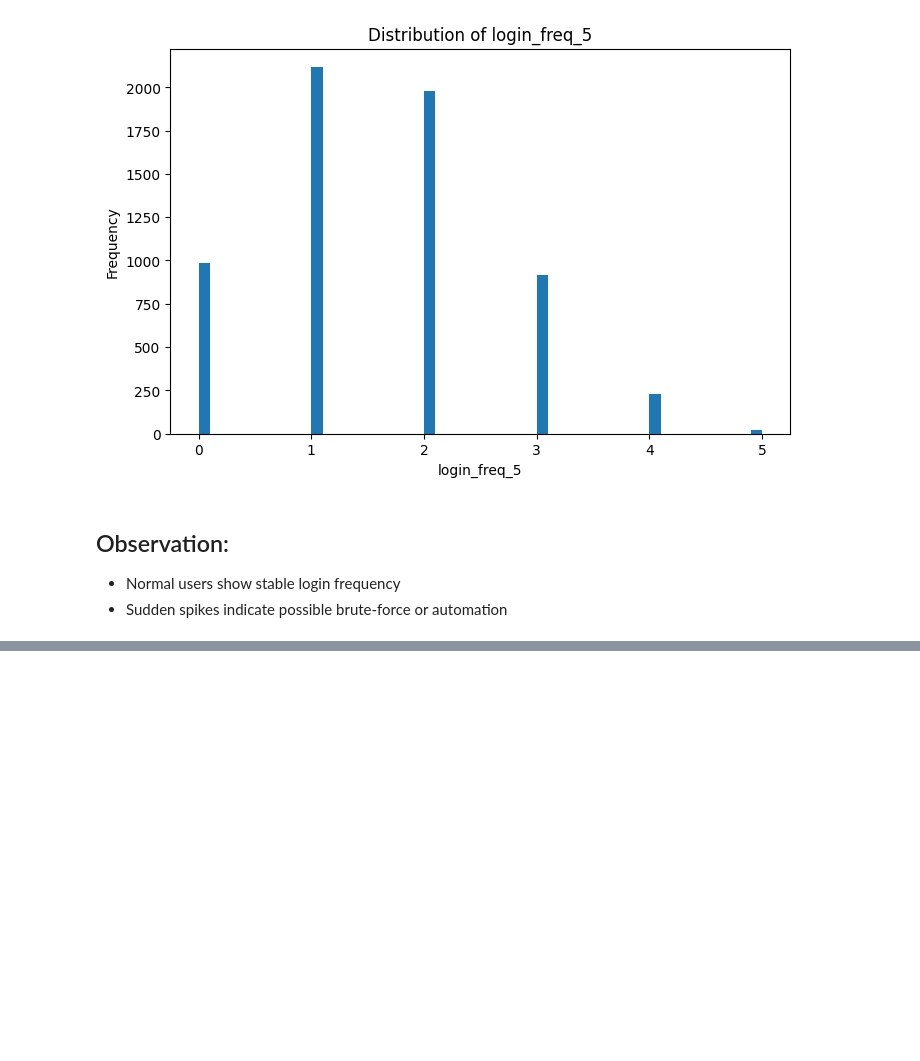
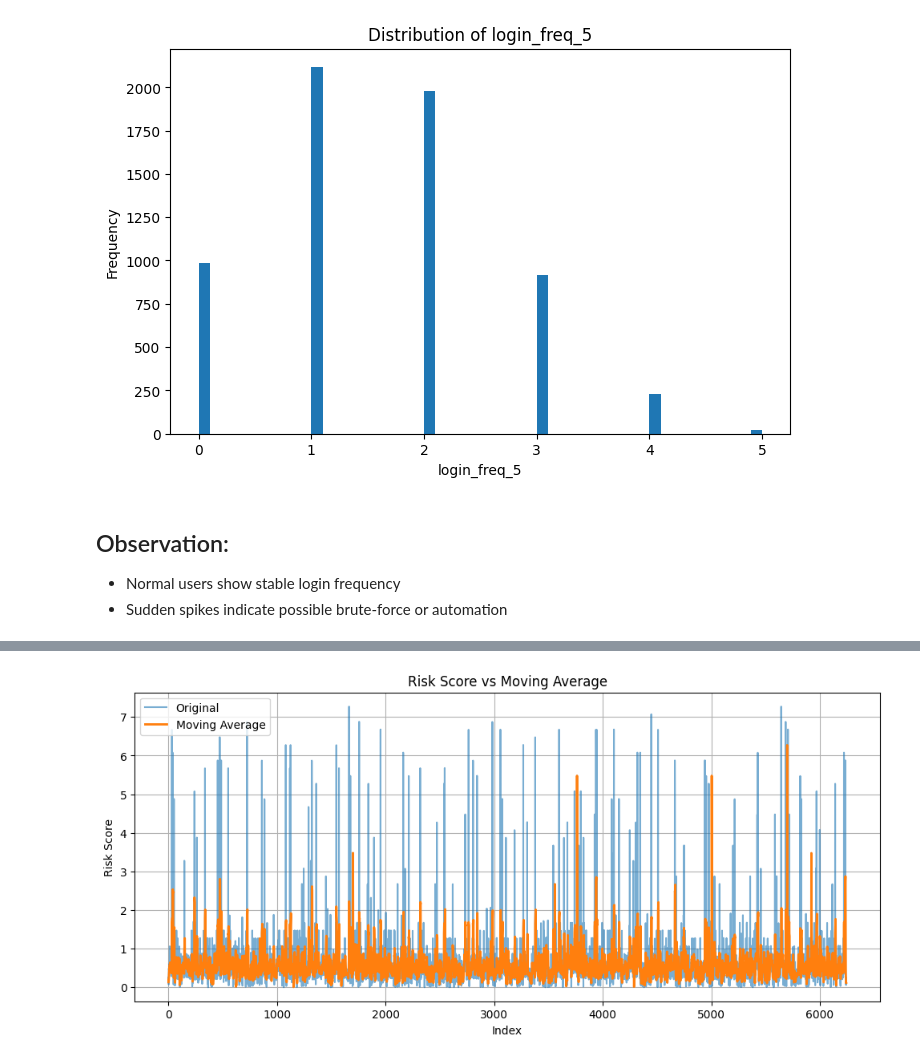
Before and after one commit to 0x0allenace/security-anomaly-project, a Jupyter notebook: notebooks/exploration.ipynb, the cells around one changed output, grey strips where cells are left out. Saved outputs shown, nothing was run; the diff lists cells and outputs as text; code cells hidden in the pictures; blank space fills up the shorter version.

Commit message:
Add temporal analysis with moving averages, time-window aggregation, and seasonal decomposition

```diff
--- a/notebooks/exploration.ipynb
+++ b/notebooks/exploration.ipynb
@@ -289,0 +424,3 @@ plot_distribution(df, "login_freq_5")
+# %%
+df = add_moving_averages(df, window=5)
+df[['risk_score', 'risk_score_ma_5', 'risk_score_dev_5']].head(10)
@@ -289,0 +439,15 @@ plot_distribution(df, "login_freq_5")
+# %%
+
+plt.figure(figsize=(12, 5))
+plt.plot(df['risk_score'], label='Original', alpha=0.6)
+plt.plot(df['risk_score_ma_5'], label='Moving Average', linewidth=2)
+
+plt.title("Risk Score vs Moving Average")
+plt.xlabel("Index")
+plt.ylabel("Risk Score")
+plt.legend()
+plt.grid(True)
+
+plt.show()
+# %% [output]
+[figure, added]
```
Also changed, not shown: parts of 29 cells of this notebook, 5 other files.
